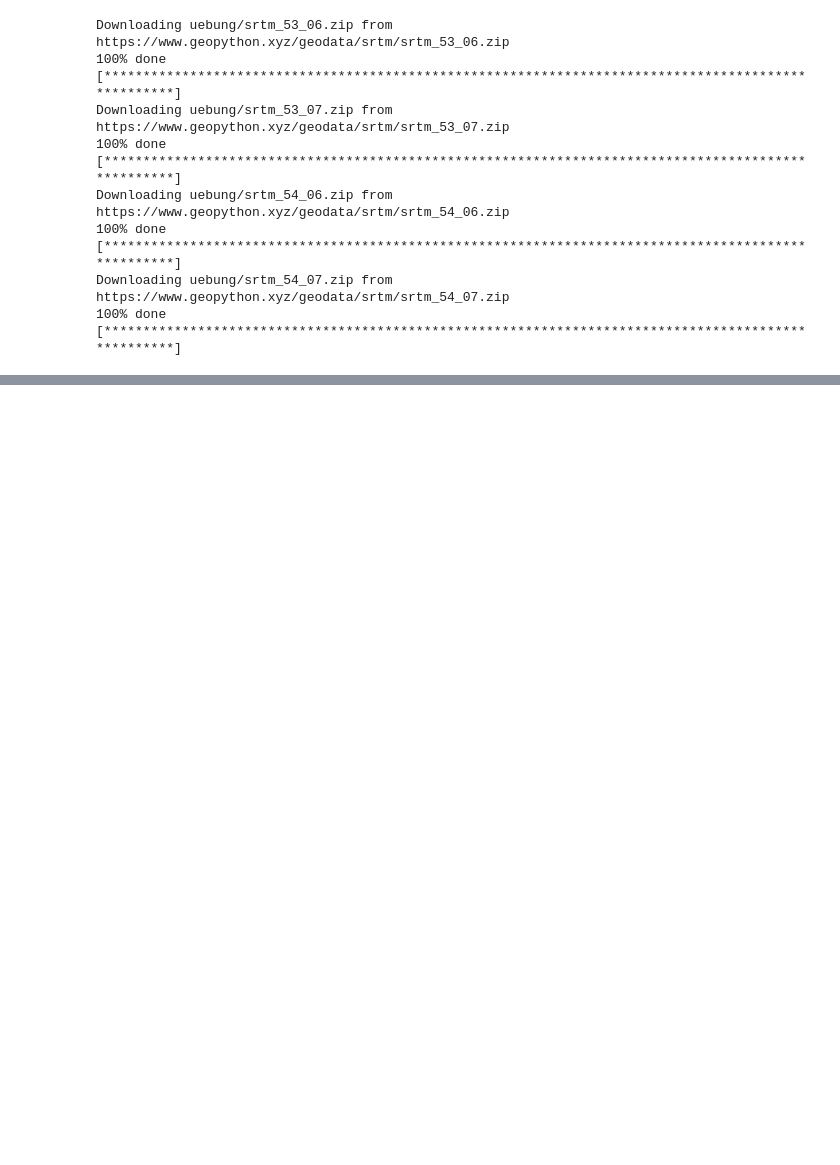
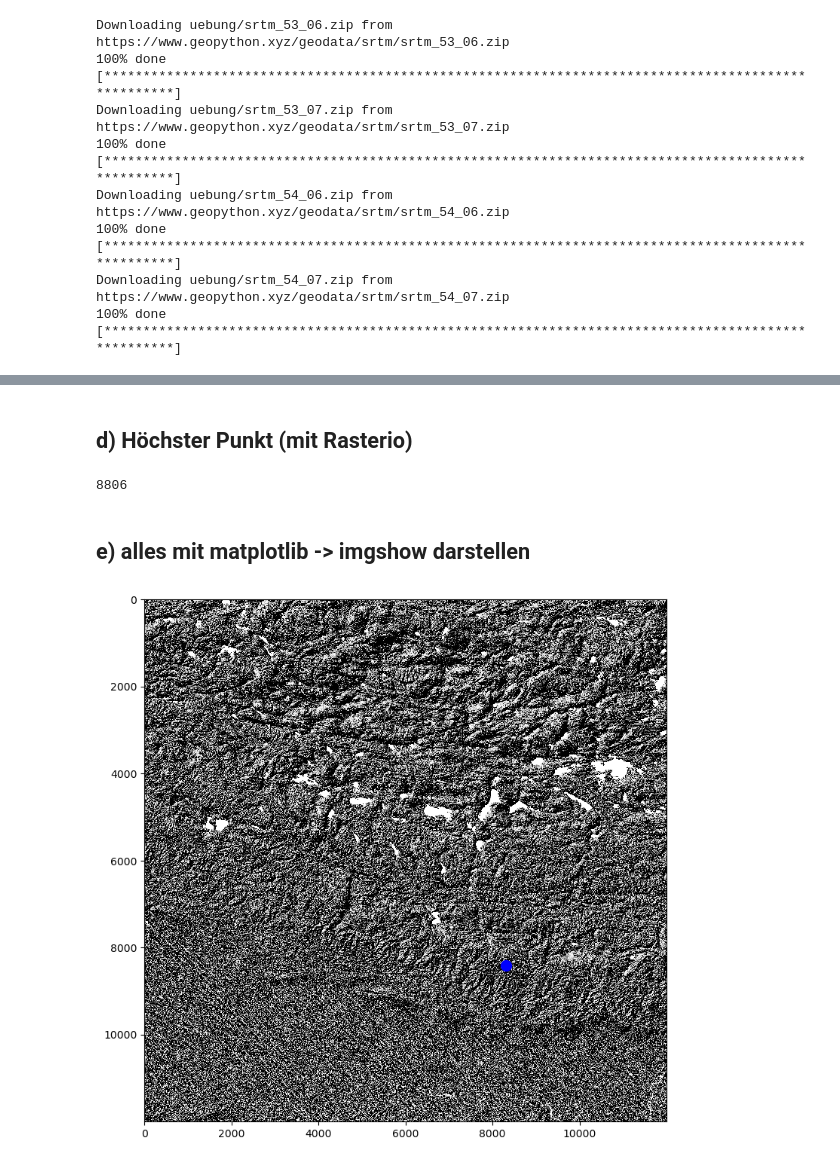
Before and after one commit to FabianRuefenacht/GP2, a Jupyter notebook: Lektion4/Uebung01.ipynb, the cells around one changed output, grey strips where cells are left out. Saved outputs shown, nothing was run; the diff lists cells and outputs as text; code cells hidden in the pictures; blank space fills up the shorter version.

Commit message:
Uebung1

```diff
--- a/Lektion4/Uebung01.ipynb
+++ b/Lektion4/Uebung01.ipynb
@@ -46,0 +77,28 @@ uebung/srtm_54_07.zip
+# %% [markdown]
+## d) Höchster Punkt (mit Rasterio)
+# %%
+import rasterio
+import numpy as np
+
+data = rasterio.open("uebung/everest.tif")
+
+elev = data.read()
+maxv = np.max(elev)
+
+print(maxv)
+# %% [output]
+8806
+# %% [markdown]
+## e) alles mit matplotlib -> imgshow darstellen
+# %%
+import matplotlib.pyplot as plt
+from matplotlib.pyplot import imshow
+
+shade = rasterio.open("uebung/everestHS.tif")
+px,py = ~shade.transform * (86.9252027537068, 27.98941911358151)
+fig, ax = plt.subplots(figsize=(16,9))
+ax = imshow(shade.read(1) , cmap='gray', interpolation="nearest");
+plt.plot(px,py, "bo", markersize=10);
+#cmap = 'grey' --> Graue Karte
+# %% [output]
+[figure, added]
```
Also changed, not shown: parts of 10 cells of this notebook, 2 other files.
